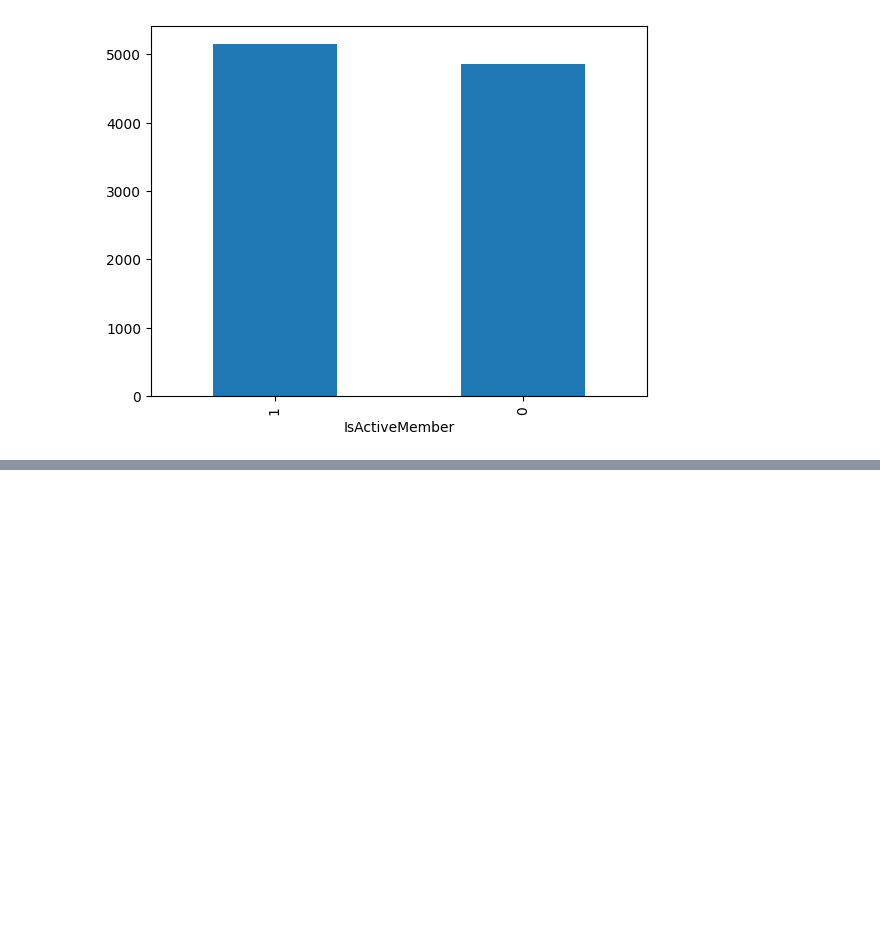
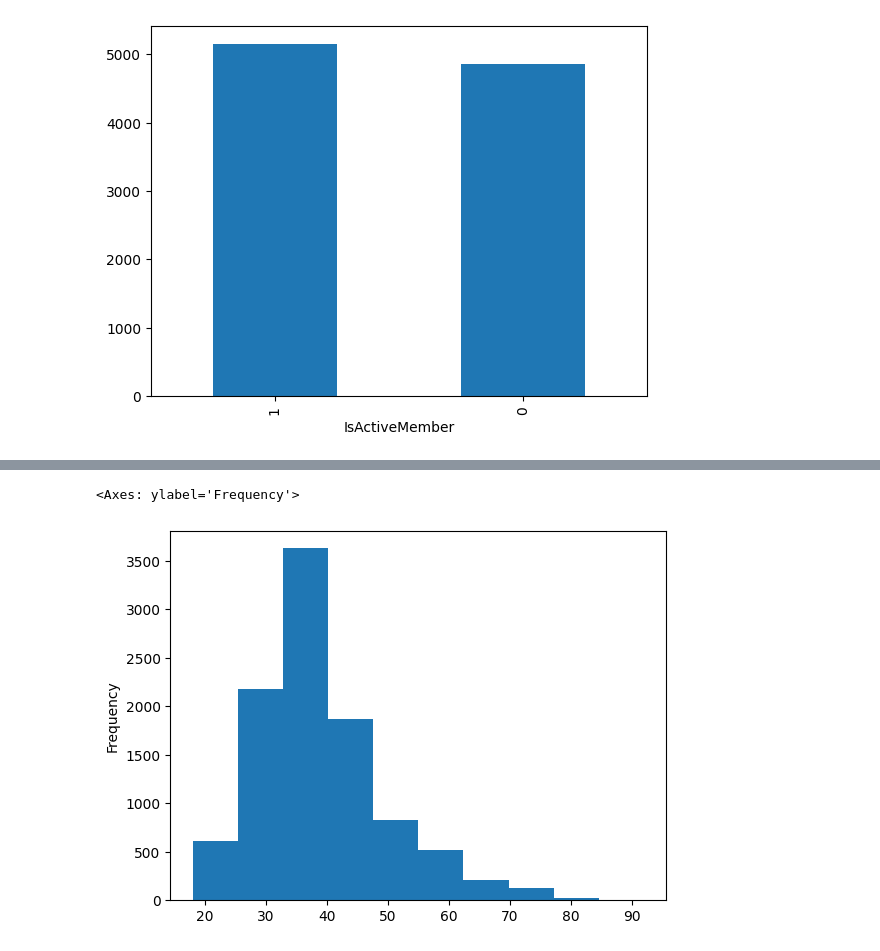
Before and after one commit to bipulshahi/polytechnic_barh, a Jupyter notebook: Python_ML_2.ipynb, the cells around one changed output, grey strips where cells are left out. Drawn from its saved outputs; the diff is of its cells as text; code cells hidden in the pictures; blank space fills up the shorter version.

```diff
--- a/Python_ML_2.ipynb
+++ b/Python_ML_2.ipynb
@@ -117,0 +191,5 @@ df['IsActiveMember'].value_counts().plot.bar()
+# %%
+df1['Age'].plot.hist()
+# %% [output]
+<Axes: ylabel='Frequency'>
+[figure, added]
```
Also changed, not shown: parts of 12 cells of this notebook.
